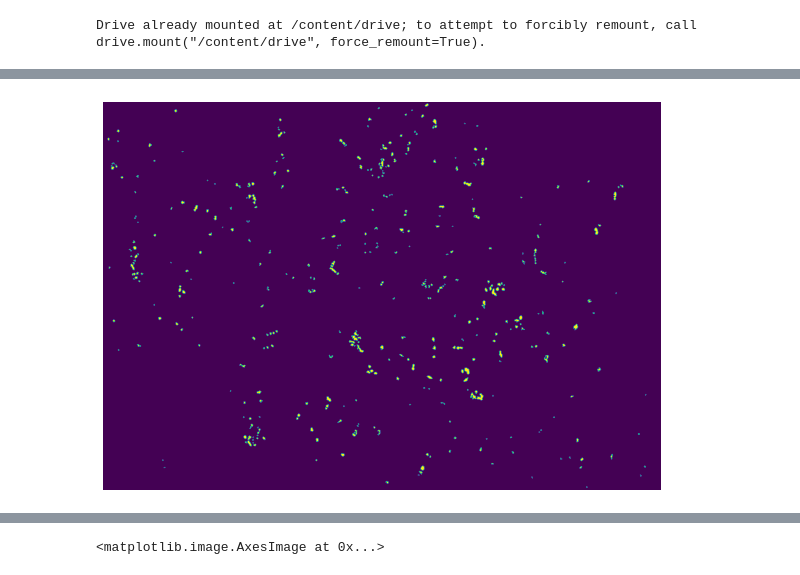
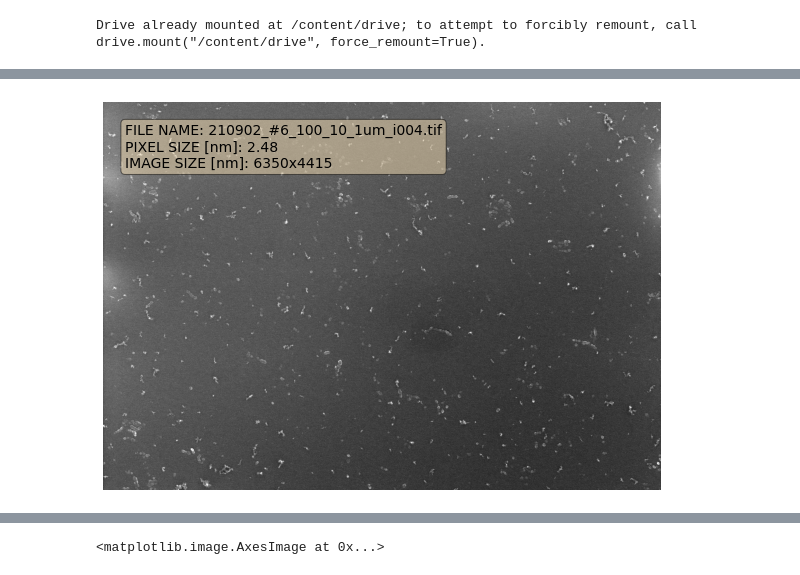
Before and after one commit to kozz84/Image-analysis, a Jupyter notebook: Image_analysis_4.ipynb, the cells around one changed output, grey strips where cells are left out. Saved outputs shown, nothing was run; the diff lists cells and outputs as text; code cells hidden in the pictures.

```diff
--- a/Image_analysis_4.ipynb
+++ b/Image_analysis_4.ipynb
@@ -41,21 +47,28 @@ def loadfile(filepath):
             img = img[0:1780,0:2560]
             height = 1780
         pixelsize = float(sem_dict['PixelSize'])
-        print('FILE NAME:',sem_dict['ImageName'])
-        print('DATE:',sem_dict['Date'] )
-        print('IMAGE SIZE [pixels]:', width,'x',height, )
-        print('PIXEL SIZE [nm]:', sem_dict['PixelSize'],)
+        #print('FILE NAME:',sem_dict['ImageName'])
+        #print('DATE:',sem_dict['Date'] )
+        #print('IMAGE SIZE [pixels]:', width,'x',height)
+        #print('PIXEL SIZE [nm]:', sem_dict['PixelSize'],)
 
-        print('IMAGE SIZE [nm]:',
-            round(width*float(sem_dict['PixelSize']),0),
-            'x',
-            round(height*float(sem_dict['PixelSize']),0))
-        print('IMAGE AREA [nm]:', width*float(sem_dict['PixelSize'])*height*float(sem_dict['PixelSize']))
+        #print('IMAGE SIZE [nm]:',
+        #    round(width*float(sem_dict['PixelSize']),0),
+        #    'x',
+         #   round(height*float(sem_dict['PixelSize']),0))
+        #print('IMAGE AREA [nm]:', width*float(sem_dict['PixelSize'])*height*float(sem_dict['PixelSize']))
         image_area = width*float(sem_dict['PixelSize'])*height*float(sem_dict['PixelSize'])
-    #plt.figure(figsize=(10,10))
-    #plt.axis('off')
-    #plt.imshow(img,vmax=255, cmap='gray')
-    #plt.show()
+    textstr = '\n'.join((
+        'FILE NAME: '+sem_dict['ImageName'],
+        'PIXEL SIZE [nm]: '+str(round(float(sem_dict['PixelSize']),2)),
+        'IMAGE SIZE [nm]: '+str(int(width*float(sem_dict['PixelSize'])))+'x'+str(int(height*float(sem_dict['PixelSize'])))))
+    props = dict(boxstyle='round', facecolor='wheat', alpha=0.5)
+    plt.figure(figsize=(10,10))
+    plt.axis('off')
+    plt.imshow(img,vmax=255, cmap='gray')
+    plt.text(100, 100, textstr, fontsize=14,
+        verticalalignment='top', bbox=props)
+    plt.show()
     return img, sem_dict,width, height,pixelsize,image_area
 # %%
 def image_info(img):
@@ -303,30 +293,10 @@ plt.imshow(mask)
-# %%
-def segmentation(low,denoise=6,small=15,erosion=1):
-    img_denoised = denoise_tv_chambolle(img2, weight=denoise)
-    img_denoised = img2.copy()
-    img_segm = (img2 > np.median(img_denoised)+low) & (img_denoised <= 255)
-    img_segm = img_segm+mask
-    img_segm = clear_border(img_segm)
-    img_segm = morphology.remove_small_objects(img_segm, small)
-    img_segm = morphology.area_closing(img_segm)
-    #for i in range(erosion):
-    #    img_segm = morphology.binary_erosion(img_segm)
-    #img_segm = morphology.remove_small_objects(img_segm, small)
-    #for i in range(erosion-1):
-    #    img_segm = morphology.binary_dilation(img_segm)
-    #img_segm = morphology.binary_dilation(img_segm)
-    #img_segm = morphology.binary_erosion(img_segm)
-    #plt.imshow(img_segm[1000:1500,500:1000])
-    #plt.axis('off')
-    #plt.show()
-
-    return img_segm
-
-
-img_segm = segmentation(20)
-plt.figure(figsize=(10,10))
-plt.axis('off')
-plt.imshow(img_segm)
-plt.show()
-# %% [output]
-[figure, removed]
+# %%
+#@title String fields
+
+file_path = '/content/drive/MyDrive/CIOP/images/210902_#6_100_10_1um_i004.tif' #@param {type:"string"}
+show_info = False #@param {type:"boolean"}
+img,sem_dict,width, height,pixelsize,image_area = loadfile(file_path)
+if show_info:
+    print(pd.DataFrame(sem_dict,index=[0]).T)
+# %% [output]
+[figure, added]
```
Also changed, not shown: parts of 12 cells of this notebook.
